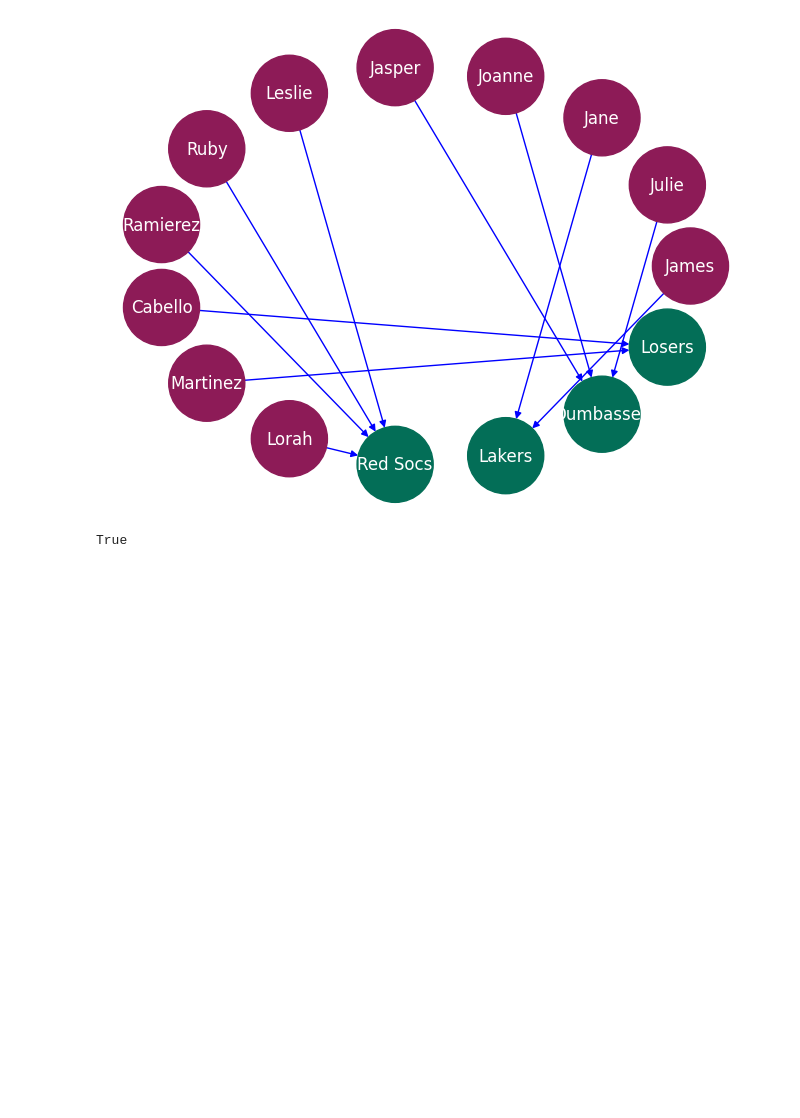
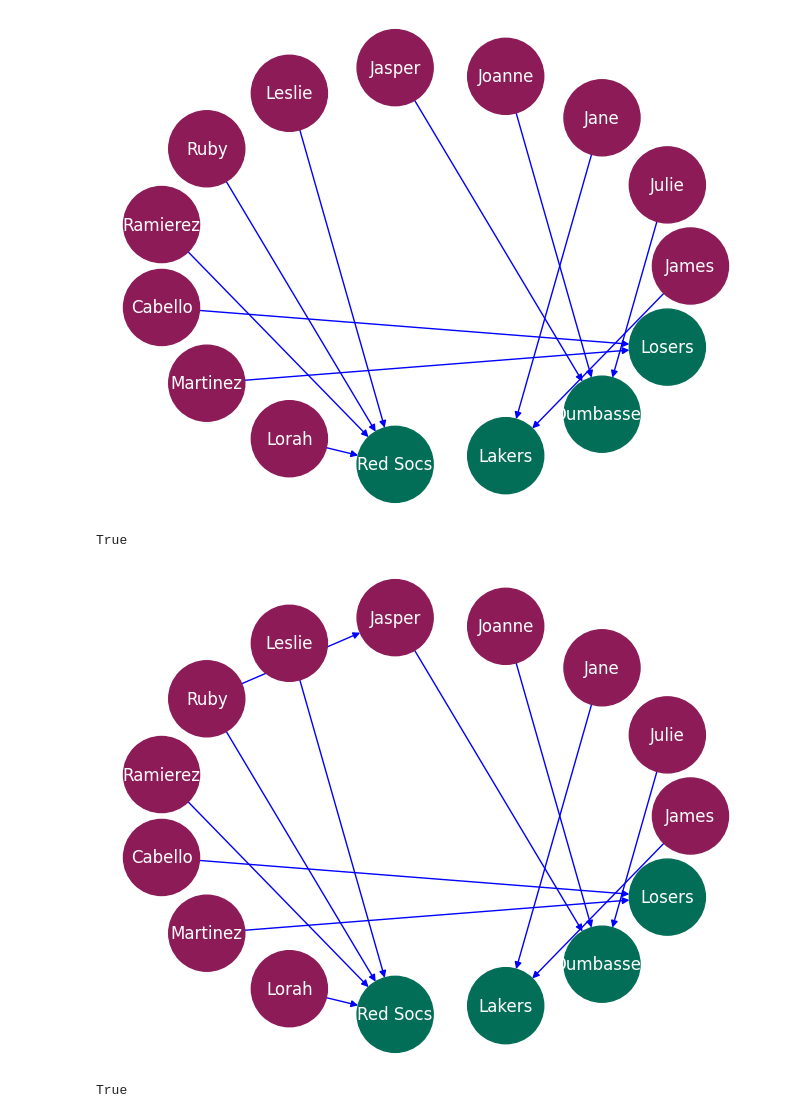
Before and after one commit to anoban/Applied-Social-Network-Analysis-in-Python, a Jupyter notebook: Anoban/Bipartite Graphs.ipynb, the cells around one changed output. Saved outputs shown, nothing was run; the diff lists cells and outputs as text; code cells hidden in the pictures; blank space fills up the shorter version.

```diff
--- a/Anoban/Bipartite Graphs.ipynb
+++ b/Anoban/Bipartite Graphs.ipynb
@@ -107,3 +107,15 @@ nx.draw(bpgraph, node_color = clist, edge_color = "blue", font_color = "white",
 bipartite.is_bipartite(bpgraph)
 # %% [output]
 True
+# %%
+# lets connect two nodes in fans
+bpgraph.add_edge("Ruby", "Jasper")
+# %%
+# note the edge connecting Jasper & Ruby
+nx.draw(bpgraph, node_color = clist, edge_color = "blue", font_color = "white", node_size = 3000, with_labels = True, pos = positions)
+# %% [output]
+[figure, added]
+# %%
+bipartite.is_bipartite(bpgraph)
+# %% [output]
+True
```
Also changed, not shown: parts of 11 cells of this notebook, 17 other files.
